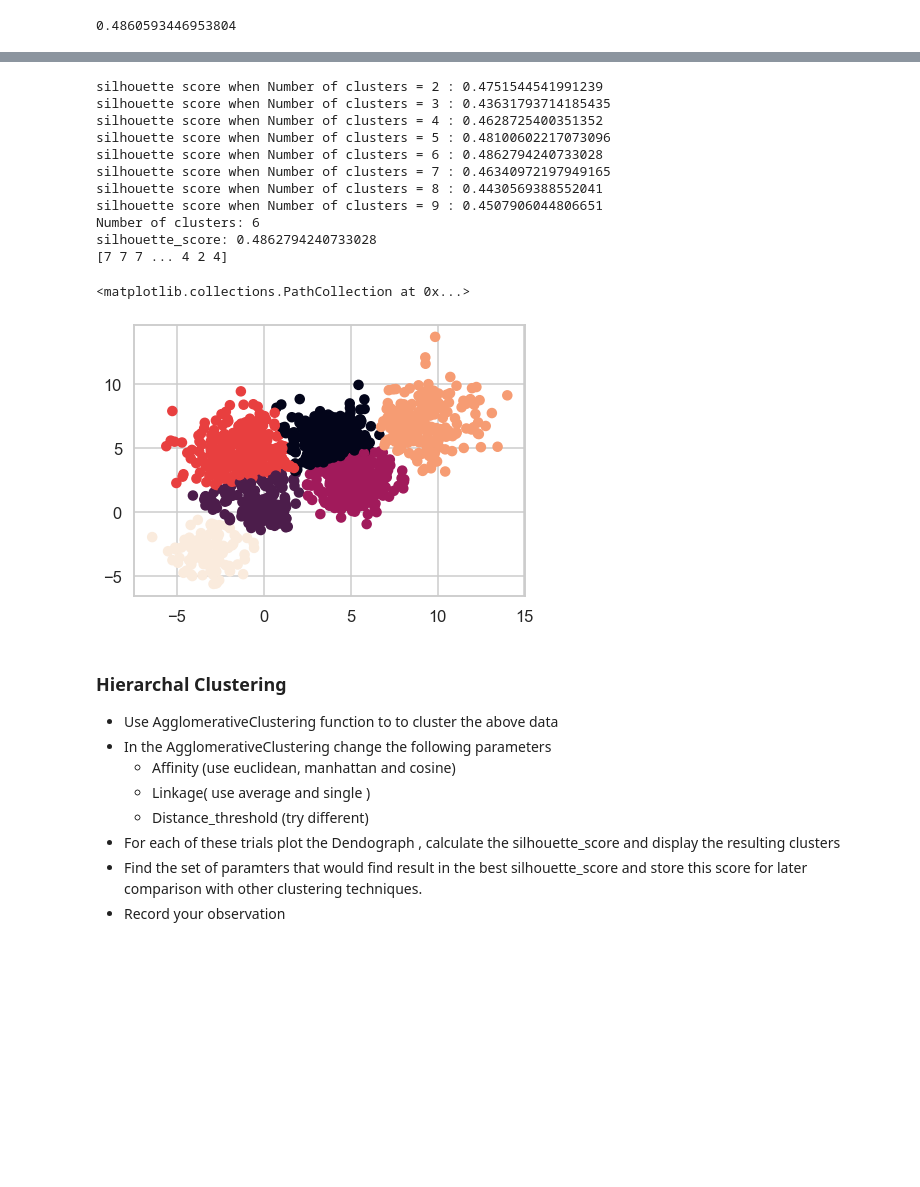
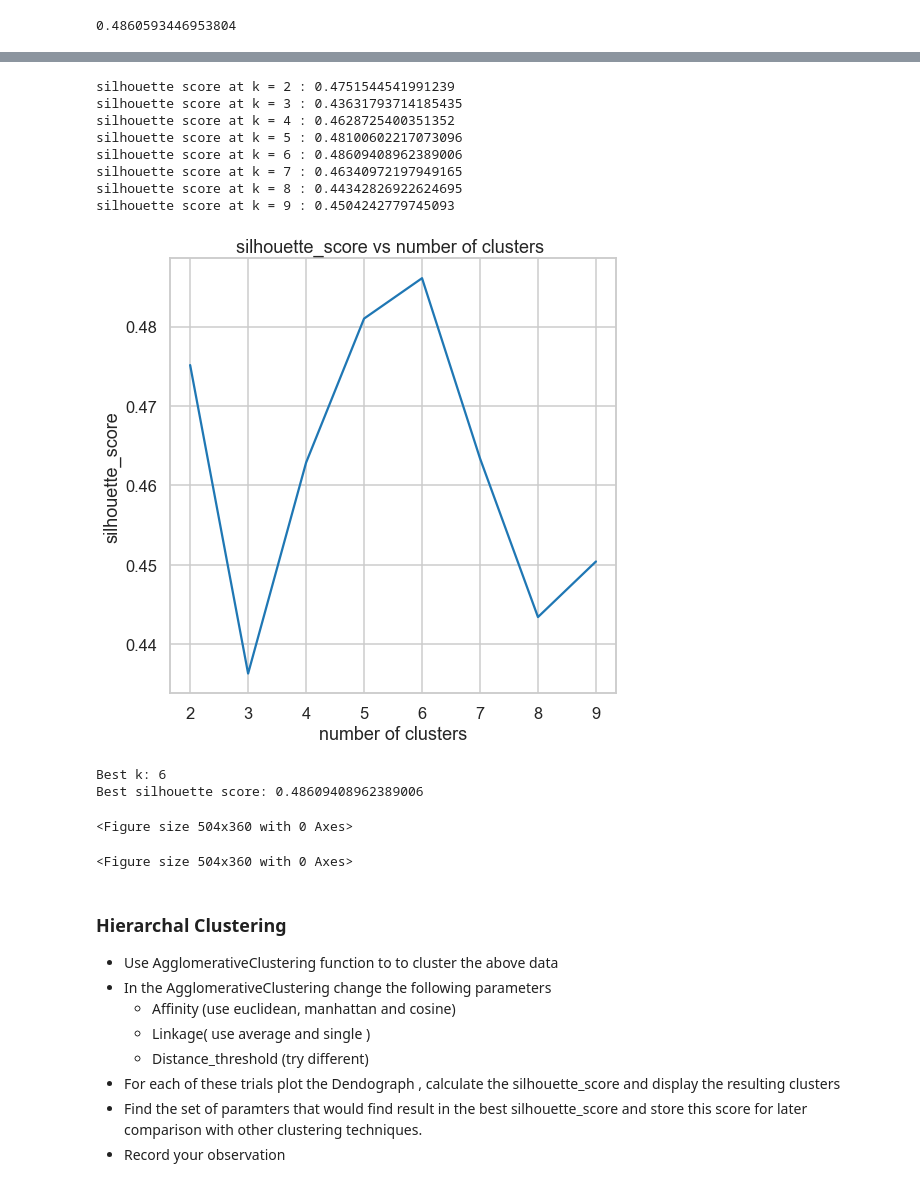
Before and after one commit to marwantarek01/Clustering-project, a Jupyter notebook: Clustering Project.ipynb, the cells around one changed output, grey strips where cells are left out. Cells and saved outputs as stored; diff of their text form; code cells hidden in the pictures; blank space fills up the shorter version.

```diff
--- a/Clustering Project.ipynb
+++ b/Clustering Project.ipynb
@@ -87,45 +110,44 @@ silhouette_score(Multi_blob_Data,culstering.predict(Multi_blob_Data))
 # %%
+#Plot the silhouette_score versus K and use it to choose the best K
+
 lst=[]
 max_score=0
-nk=0
+best_k=0
 k=[2,3,4,5,6,7,8,9]
 for i in k:
     culstering = KMeans(n_clusters=i)
     clusters=culstering.fit(Multi_blob_Data)
     x=silhouette_score(Multi_blob_Data,culstering.predict(Multi_blob_Data))
     lst.append(x)
     if x > max_score:
         max_score=x
-        nk=i
-    print('silhouette score when Number of clusters =',i,':',x)
-
+        best_k=i
+    print('silhouette score at k =',i,':',x)
 
 
 k=[2,3,4,5,6,7,8,9]
 plt.plot(k, lst)
 plt.xlabel('number of clusters')
 plt.ylabel('silhouette_score')
 plt.title('silhouette_score vs number of clusters ')
 plt.show()
-print('Number of clusters:',nk)
-print('silhouette_score:',max_score)
+print('Best k:',best_k)
+print('Best silhouette score:',max_score)
 plt.figure(figsize=(7, 5))
-print(clusters.labels_)
-plt.scatter(Multi_blob_Data[:,0], Multi_blob_Data[:,1], c=KMeans(n_clusters=6, random_state= 5).fit(Multi_blob_Data).labels_.astype(float))
 # %% [output]
-silhouette score when Number of clusters = 2 : 0.4751544541991239
-silhouette score when Number of clusters = 3 : 0.43631793714185435
-silhouette score when Number of clusters = 4 : 0.4628725400351352
-silhouette score when Number of clusters = 5 : 0.48100602217073096
-silhouette score when Number of clusters = 6 : 0.4862794240733028
-silhouette score when Number of clusters = 7 : 0.46340972197949165
-silhouette score when Number of clusters = 8 : 0.4430569388552041
-silhouette score when Number of clusters = 9 : 0.4507906044806651
-Number of clusters: 6
-silhouette_score: 0.4862794240733028
-[7 7 7 ... 4 2 4]
+silhouette score at k = 2 : 0.4751544541991239
+silhouette score at k = 3 : 0.43631793714185435
+silhouette score at k = 4 : 0.4628725400351352
+silhouette score at k = 5 : 0.48100602217073096
+silhouette score at k = 6 : 0.48609408962389006
+silhouette score at k = 7 : 0.46340972197949165
+silhouette score at k = 8 : 0.44342826922624695
+silhouette score at k = 9 : 0.4504242779745093
+[figure, new version]
-<matplotlib.collections.PathCollection at 0x...>
+Best k: 6
+Best silhouette score: 0.48609408962389006
-[figure, old version]
+<Figure size 504x360 with 0 Axes>
+<Figure size 504x360 with 0 Axes>
 # %% [markdown]
 ### Hierarchal Clustering
 * Use AgglomerativeClustering function to  to cluster the above data
```
Also changed, not shown: parts of 18 cells of this notebook.
